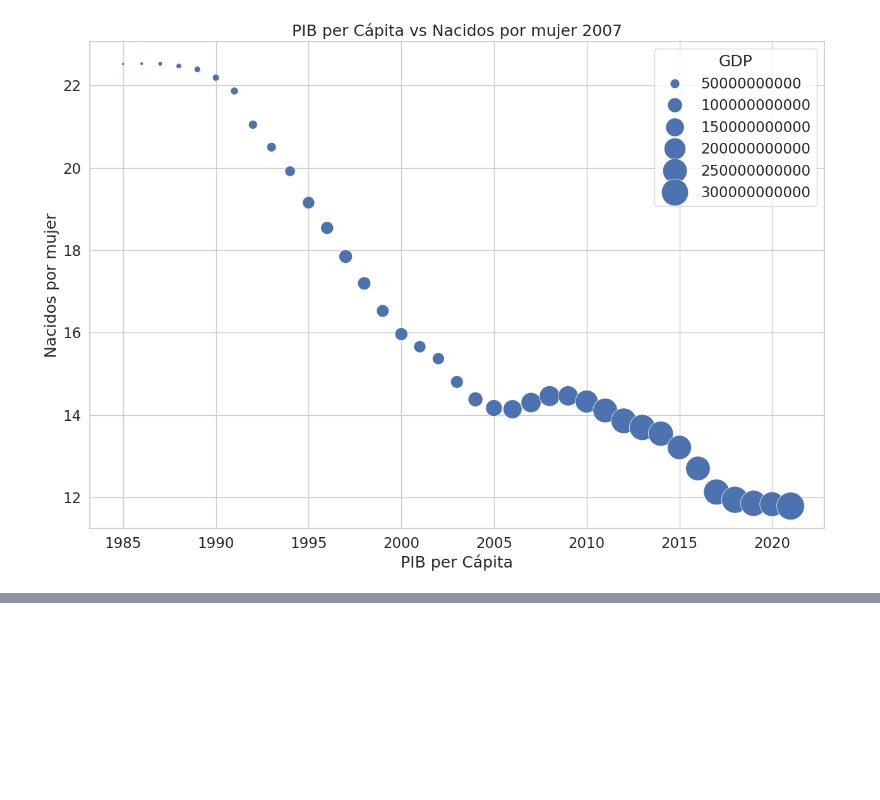
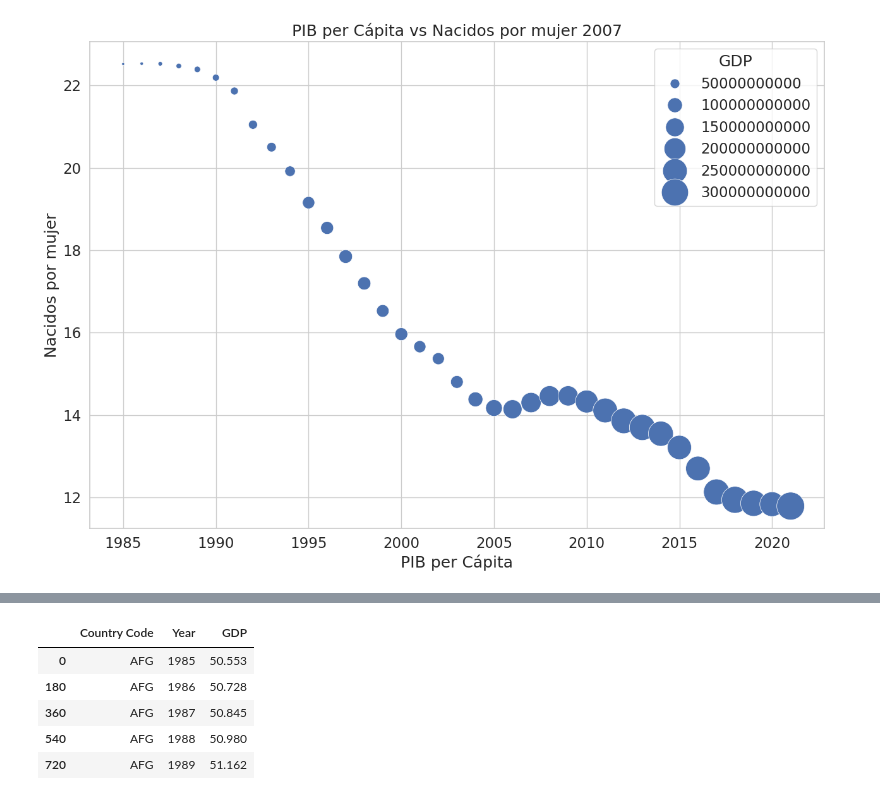
Before and after one commit to Maaaaaaars/Dataviz-Semestral, a Jupyter notebook: Semestral.ipynb, the cells around one changed output, grey strips where cells are left out. Drawn from its saved outputs; the diff is of its cells as text; code cells hidden in the pictures; blank space fills up the shorter version.

```diff
--- a/Semestral.ipynb
+++ b/Semestral.ipynb
@@ -143,0 +155,14 @@ Text(0.5, 1.0, 'PIB per Cápita vs Nacidos por mujer 2007')
+# %%
+df_coro = df_combined.copy()
+df_coro = df_coro.drop(['Country Name EN','Country Name ES', '2022', '2023', 'Image File', 'Image URL', 'Region', 'Sub Region', 'Income Group'], axis=1)
+df_coro = df_coro.reset_index()
+df_coro = pd.melt(df_coro, id_vars=["Country Code"], var_name="Year", value_name="GDP")
+df_coro = df_coro.sort_values(by=["Country Code", "Year"])
+df_coro.head(5)
+# %% [output]
+|  | Country Code | Year | GDP |
+| 0 | AFG | 1985 | 50.553 |
+| 180 | AFG | 1986 | 50.728 |
+| 360 | AFG | 1987 | 50.845 |
+| 540 | AFG | 1988 | 50.980 |
+| 720 | AFG | 1989 | 51.162 |
```
Also changed, not shown: parts of 2 cells of this notebook.
